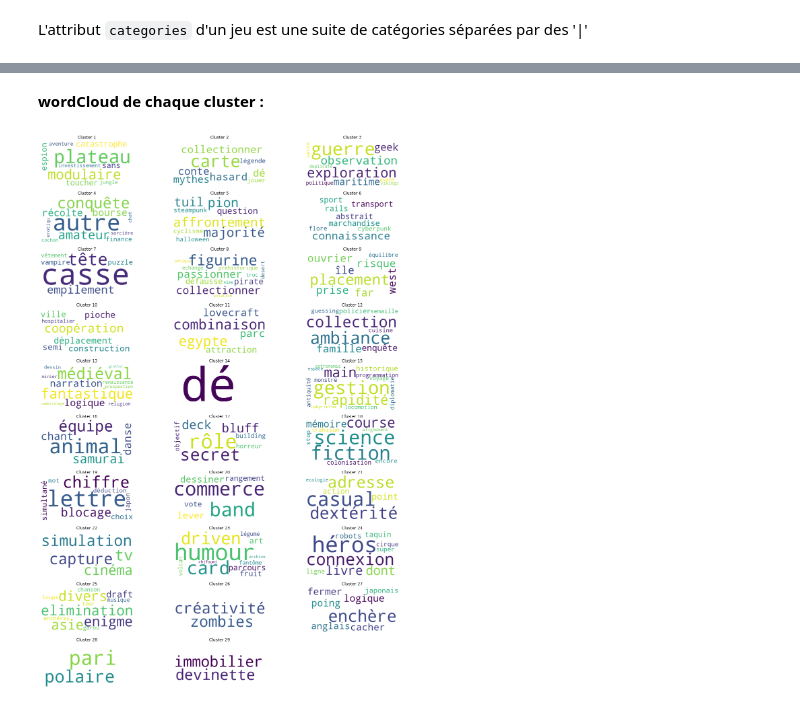
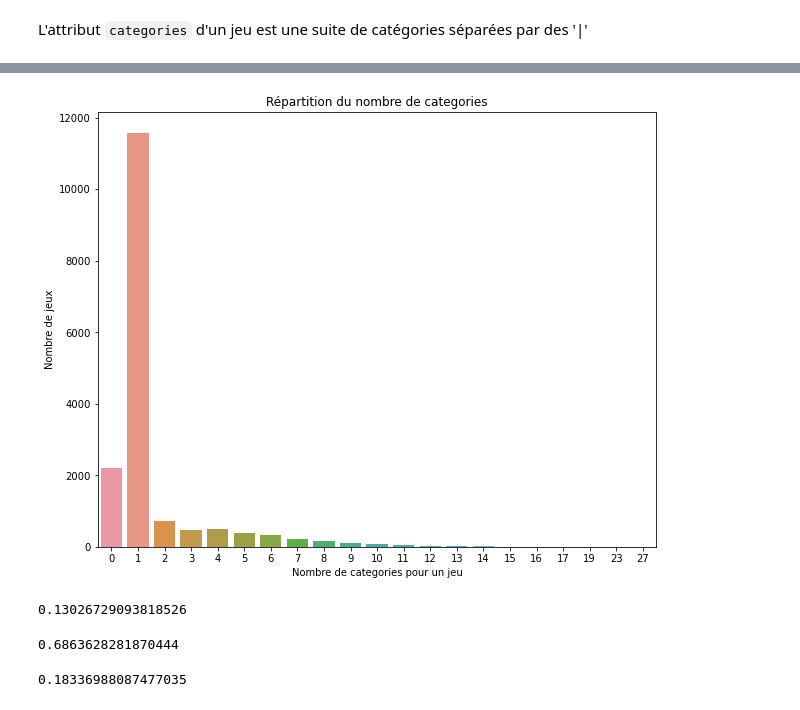
Before and after one commit to Amayas29/review-analysis, a Jupyter notebook: src/categories_clustering.ipynb, the cells around one changed output, grey strips where cells are left out. Drawn from its saved outputs; the diff is of its cells as text; code cells hidden in the pictures.

Commit message:
change project structure and start clustering categories

```diff
--- a/src/categories_clustering.ipynb
+++ b/src/categories_clustering.ipynb
@@ -192,2 +21,0 @@ for i in range(len(pred)):
-# %% [markdown]
-**wordCloud de chaque cluster :**
@@ -196,13 +22,28 @@ nb_clus = len(clusters)
-# %%
-plt.figure(figsize=(20, 30))
-i = 1
-for c in clusters:
-    corpus = " ".join(clusters[c])
-    wordcloud = WordCloud(background_color='white', max_words=len(uniq_cats)).generate(corpus)
-    plt.subplot(nb_clus // 3 + 1, 3, i)
-    plt.title(f"Cluster {i}")
-    plt.imshow(wordcloud)
-    plt.axis('off')
-    i += 1
-# %% [output]
-[figure, removed]
+# %%
+jeux_cat = df_jeux_up.apply(traitement.extract_categories, axis=1)
+# %%
+val, count = np.unique(jeux_cat.map(len), return_counts=True)
+index = count.argsort()[::-1]
+count = count[index]
+val = val[index]
+
+plt.figure(figsize=(10, 8))
+sns.barplot(val, count)
+plt.xlabel("Nombre de categories pour un jeu")
+plt.ylabel("Nombre de jeux")
+plt.title("Répartition du nombre de categories")
+plt.show()
+# %% [output]
+[figure, added]
+# %%
+count[val == 0].sum() / len(jeux_cat)
+# %% [output]
+0.13026729093818526
+# %%
+count[val == 1].sum() / len(jeux_cat)
+# %% [output]
+0.6863628281870444
+# %%
+count[val > 1].sum() / len(jeux_cat)
+# %% [output]
+0.18336988087477035
```
Also changed, not shown: parts of 51 cells of this notebook, 7 other files.
